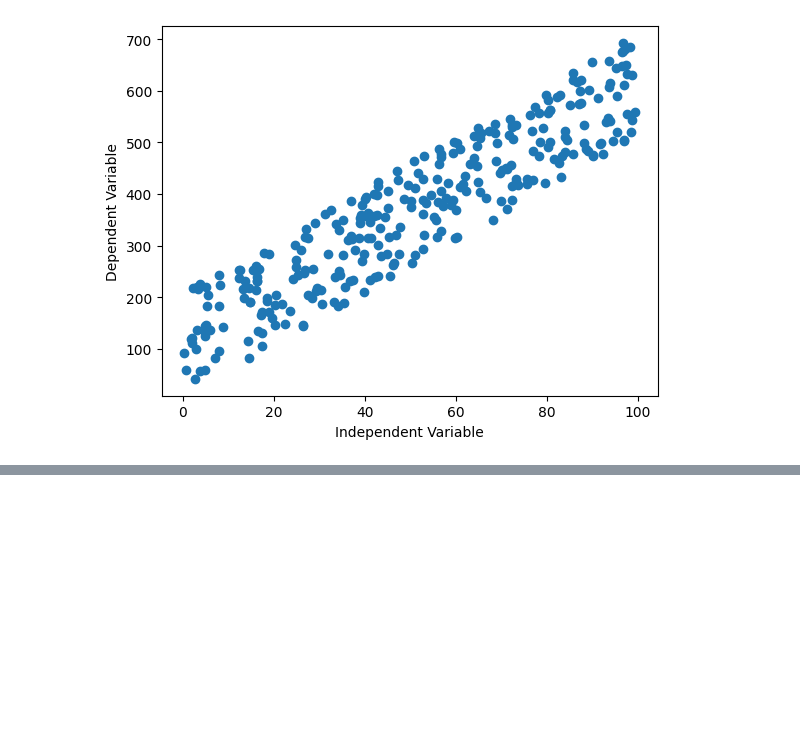
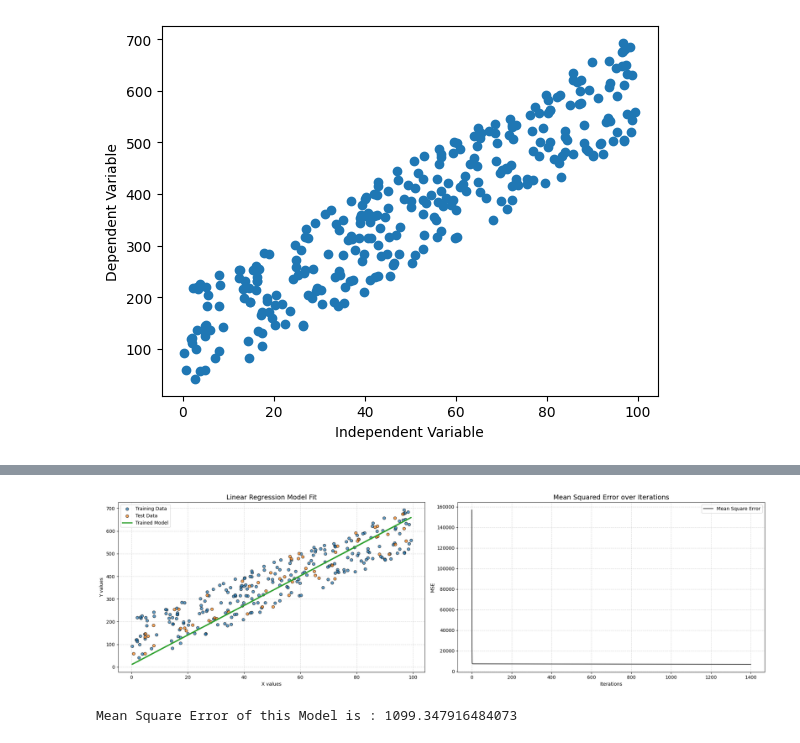
Before and after one commit to YOUHAD08/Linear-Regression-from-Scratch-and-with-Scikit-Learn, a Jupyter notebook: main.ipynb, the cells around one changed output, grey strips where cells are left out. Drawn from its saved outputs; the diff is of its cells as text; code cells hidden in the pictures; blank space fills up the shorter version.

```diff
--- a/main.ipynb
+++ b/main.ipynb
@@ -31,11 +36,18 @@ plt.show()
 # %%
+error=[]
 for k in range(number_of_iterations):
     # print(f'itiration : {k} --- Coeff : {coeff} --- interc: {interc}')
     Y_hate= coeff*X_train + interc
+    error.append(np.mean((Y_hate - y_train) ** 2))
     dcoeff=-(2/n)* np.sum(X_train*(y_train - Y_hate))
     dinterc=-(2/n)* np.sum(y_train - Y_hate)
     coeff=coeff-learning_rate*dcoeff
     interc=interc-learning_rate*dinterc
 
+Y_hate=coeff*X_train+interc
+print(f'Predicetd values : \n {Y_hate}')
+print(f'\n--------------------\n')
 print(f'Coeff : {coeff} --- interc: {interc}')
+print(f'\n--------------------\n')
+print(f'Error : \n {np.array(error)}')
 # %% [output]
@@ -42,0 +71,29 @@ Coeff : 6.53441666357553 --- interc: 10.15646487879462
+# %%
+fig, axs = plt.subplots(1, 2,figsize=(20, 6))
+
+axs[0].scatter(X_train, y_train, color='#1f77b4', label='Training Data', alpha=0.7, edgecolor='k')
+axs[0].scatter(X_test, y_test, color='#ff7f0e', label='Test Data', alpha=0.7, edgecolor='k')
+axs[0].plot(X_train, Y_hate, color='#2ca02c', linewidth=2.5, label='Trained Model')
+axs[0].set_title('Linear Regression Model Fit', fontsize=14)
+axs[0].set_xlabel('X values')
+axs[0].set_ylabel('Y values')
+axs[0].legend()
+axs[0].grid(True, linestyle='--', alpha=0.5)
+
+axs[1].plot(np.arange(number_of_iterations), np.array(mse), color='black', label='Mean Square Error', alpha=0.8)
+axs[1].set_title('Mean Squared Error over Iterations', fontsize=14)
+axs[1].set_xlabel('Iterations')
+axs[1].set_ylabel('MSE')
+axs[1].legend()
+axs[1].grid(True, linestyle='--', alpha=0.5)
+
+plt.tight_layout()
+plt.show()
+# %% [output]
+[figure, added]
+# %%
+Y_hate=coeff*X_test+interc
+MSE=1/n* np.sum((Y_hate-y_test)**2)
+print(f'Mean Square Error of this Model is : {MSE}')
+# %% [output]
+Mean Square Error of this Model is : 1099.347916484073
```
Also changed, not shown: parts of 3 cells of this notebook.
